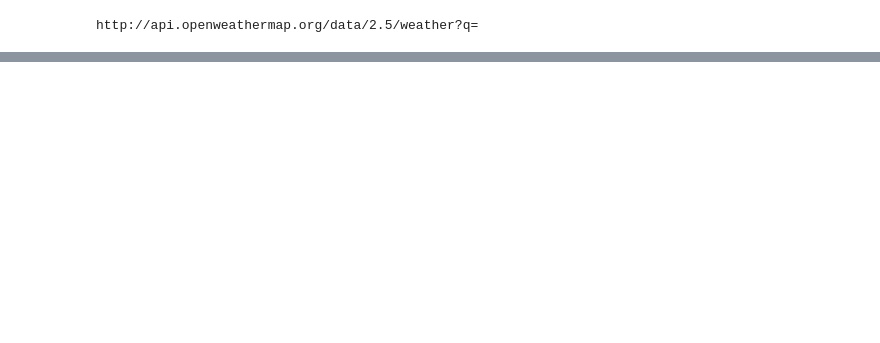
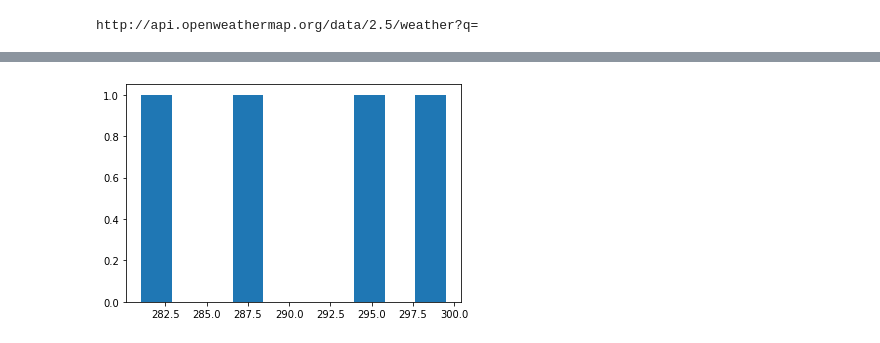
Before and after one commit to plmcgriff21/python-api-challenge, a Jupyter notebook: WeatherPy.ipynb, the cells around one changed output, grey strips where cells are left out. Cells and saved outputs as stored; diff of their text form; code cells hidden in the pictures; blank space fills up the shorter version.

```diff
--- a/WeatherPy.ipynb
+++ b/WeatherPy.ipynb
@@ -128,0 +172,7 @@ LinregressResult(slope=0.7449280573021277, intercept=37.46962630289442, rvalue=0
+# %%
+plt.hist(temp_south_hem)
+plt.savefig("temp_south_hem.png")
+#There is an uneven distribution between the random points returned as points of refrence. The majority of reponses
+#returned would be considered the northern hemisphere.
+# %% [output]
+[figure, added]
```
Also changed, not shown: parts of 23 cells of this notebook, 14 other files.
